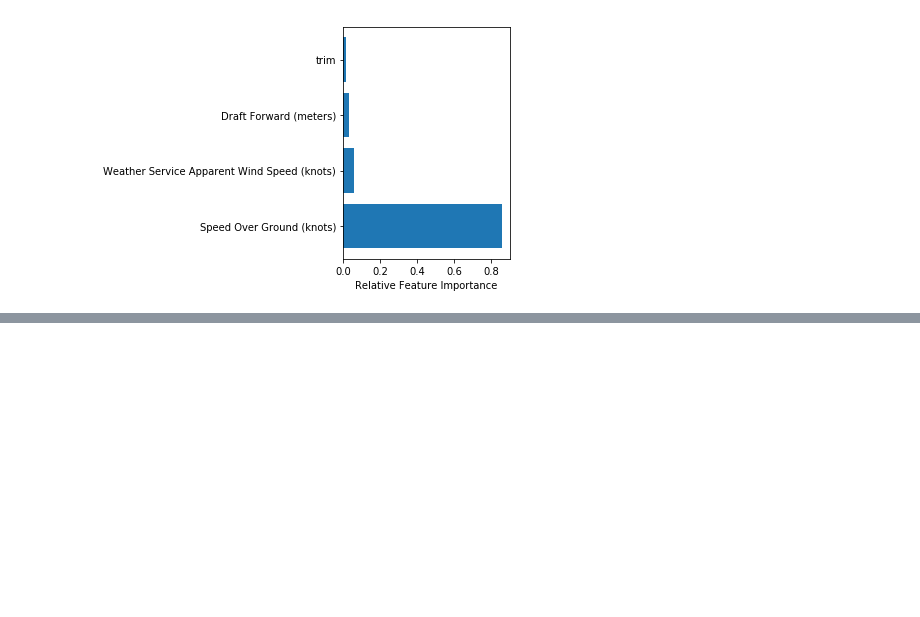
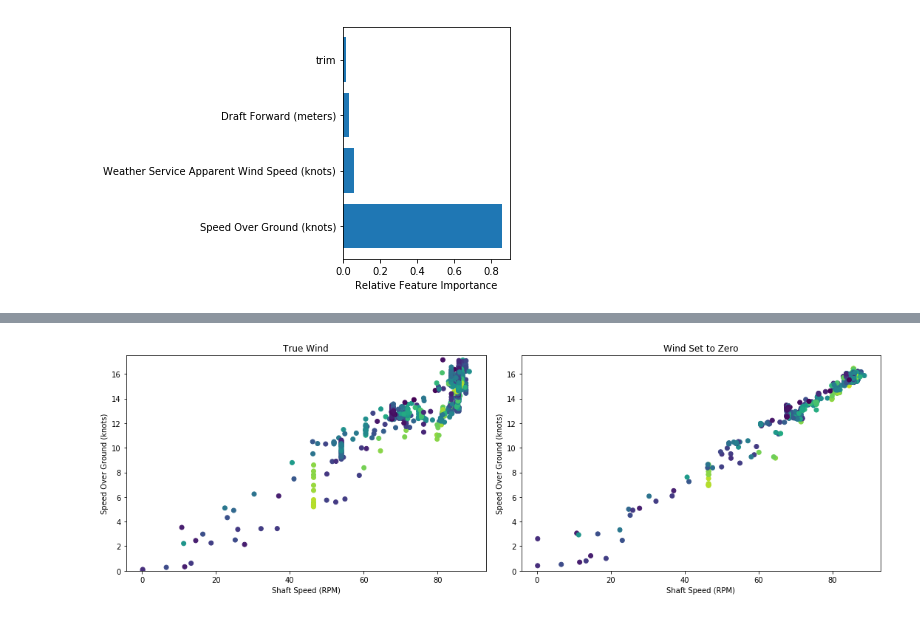
Before and after one commit to jfried23/ship, a Jupyter notebook: speed model.ipynb, the cells around one changed output, grey strips where cells are left out. Saved outputs shown, nothing was run; the diff lists cells and outputs as text; code cells hidden in the pictures; blank space fills up the shorter version.

```diff
--- a/speed model.ipynb
+++ b/speed model.ipynb
@@ -217,0 +270,28 @@ plt.savefig('/Users/frjo6001/Desktop/t.pdf',format='pdf')
+# %%
+df_no_wind = copy.deepcopy(df_test)
+df_no_wind[cn[17]] = 0
+#df_no_wind[[cn[4],cn[5],cn[6],cn[7]]] = 5
+
+y_pred = e.predict(df_no_wind)
+
+plt.figure(figsize=(15,5))
+plt.subplot(121)
+
+plt.scatter(df_test[cn[8]],df_test[cn[11]],c=df_test[cn[17]])
+plt.title('True Wind')
+plt.xlabel(cn[8])
+plt.ylabel(cn[11])
+plt.ylim([0,17.5])
+
+plt.subplot(122)
+plt.scatter(df_test[cn[8]],y_pred,c=df_test[cn[17]])
+plt.title('Wind Set to Zero')
+plt.xlabel(cn[8])
+plt.ylabel(cn[11])
+
+plt.ylim([0,17.5])
+
+plt.tight_layout()
+plt.savefig('/Users/frjo6001/Desktop/t1.pdf',format='pdf')
+# %% [output]
+[figure, added]
```
Also changed, not shown: parts of 8 cells of this notebook, 1 other file.
